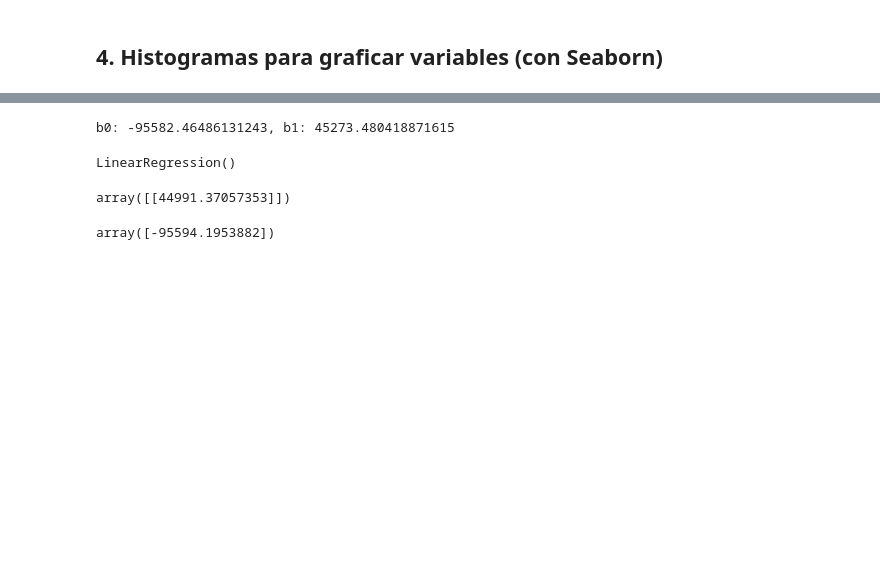
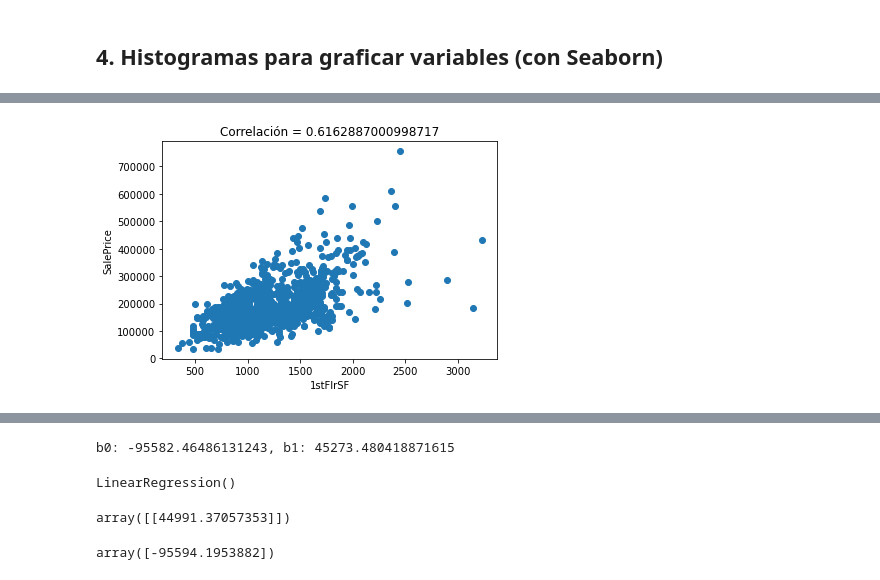
Before and after one commit to alejandrarodas/proyecto_final, a Jupyter notebook: proyecto/proyecto_final.ipynb, the cells around one changed output, grey strips where cells are left out. Cells and saved outputs as stored; diff of their text form; code cells hidden in the pictures; blank space fills up the shorter version.

```diff
--- a/proyecto/proyecto_final.ipynb
+++ b/proyecto/proyecto_final.ipynb
@@ -284,0 +171,8 @@ plt.show
+# %%
+plt.scatter(dataTraining['1stFlrSF'], dataTraining['SalePrice'])
+plt.title('Correlación = ' + str(correlation['1stFlrSF']))
+plt.xlabel("1stFlrSF")
+plt.ylabel("SalePrice")
+plt.show()
+# %% [output]
+[figure, added]
```
Also changed, not shown: parts of 62 cells of this notebook.
